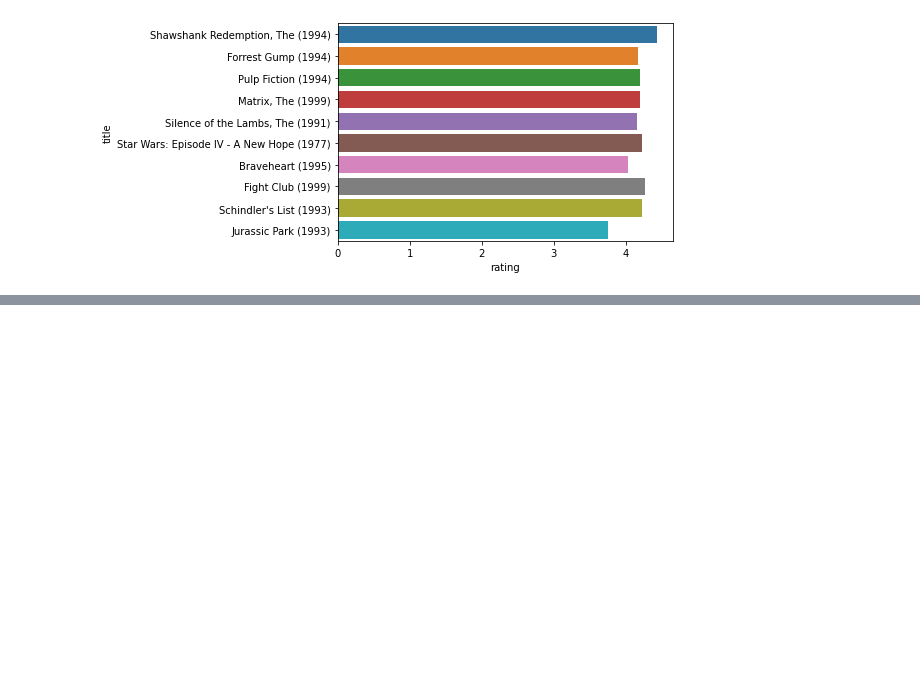
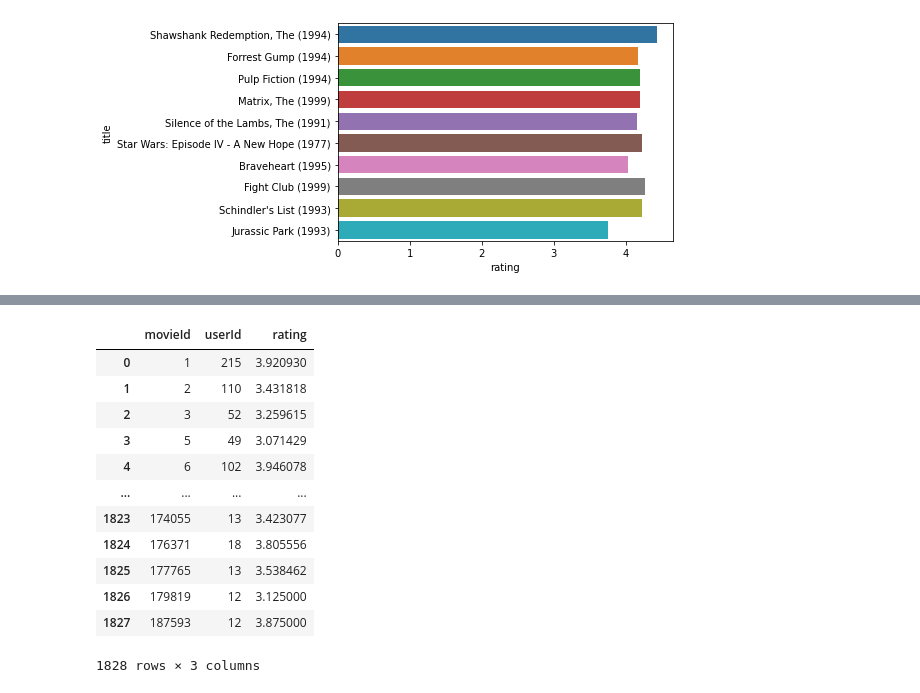
Before and after one commit to cooperhankun/Maskininlarning, a Jupyter notebook: Lab/ml-latest-small/lab_1.ipynb, the cells around one changed output, grey strips where cells are left out. Cells and saved outputs as stored; diff of their text form; code cells hidden in the pictures; blank space fills up the shorter version.

```diff
--- a/Lab/ml-latest-small/lab.ipynb
+++ b/Lab/ml-latest-small/lab_1.ipynb
@@ -117,0 +217,18 @@ sns.barplot(data=mean_ratings, y=mean_ratings.index, x="rating")
+# %%
+# I would like to select the movies that both ratings > 9 and rating points > 3
+movies_selected = pd.merge(less_ratings_movies, low_rating_movies).reindex()
+movies_selected
+# %% [output]
+|  | movieId | userId | rating |
+| 0 | 1 | 215 | 3.920930 |
+| 1 | 2 | 110 | 3.431818 |
+| 2 | 3 | 52 | 3.259615 |
+| 3 | 5 | 49 | 3.071429 |
+| 4 | 6 | 102 | 3.946078 |
+| ... | ... | ... | ... |
+| 1823 | 174055 | 13 | 3.423077 |
+| 1824 | 176371 | 18 | 3.805556 |
+| 1825 | 177765 | 13 | 3.538462 |
+| 1826 | 179819 | 12 | 3.125000 |
+| 1827 | 187593 | 12 | 3.875000 |
+1828 rows × 3 columns
```
Also changed, not shown: parts of 14 cells of this notebook, 1 other file.
